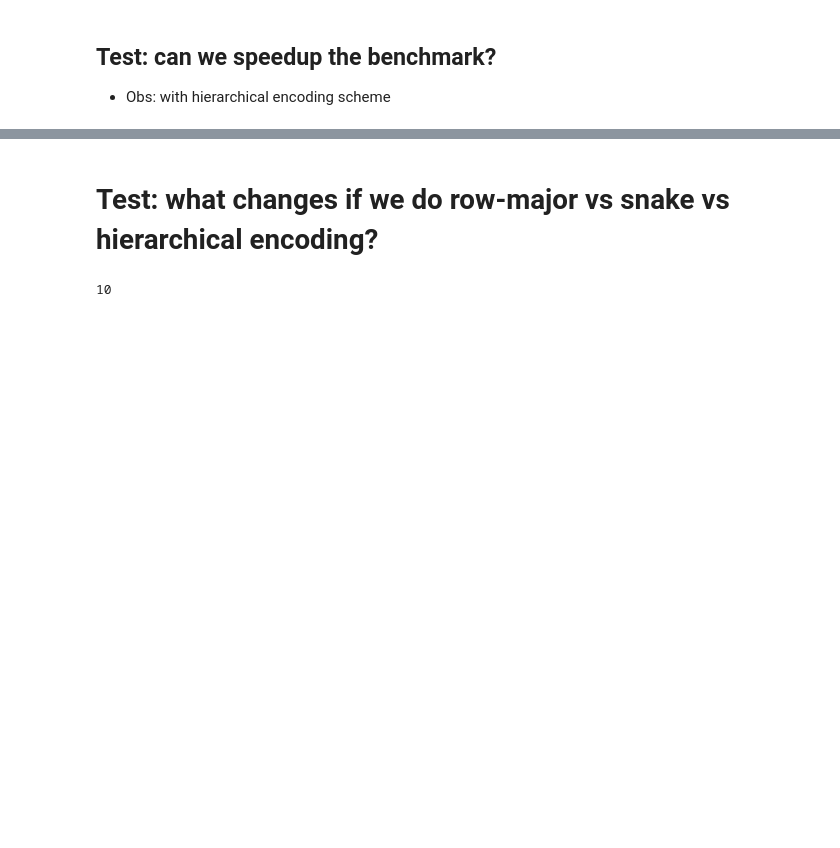
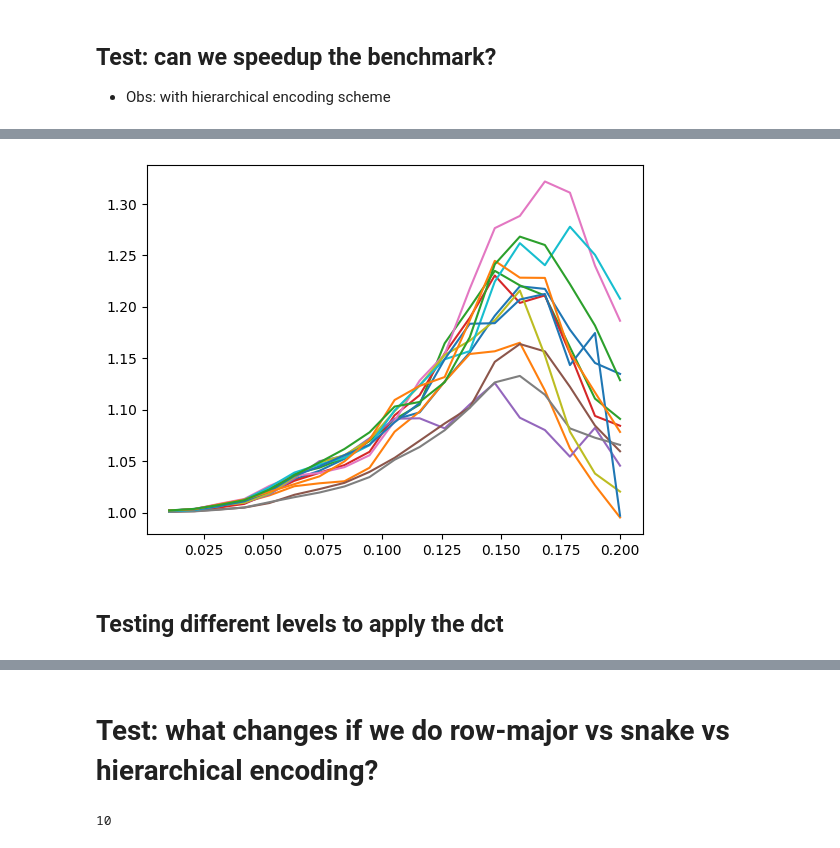
Before and after one commit to Alandroid/img-compression-mps, a Jupyter notebook: src/evaluation/evaluate_pipeline.ipynb, the cells around one changed output, grey strips where cells are left out. Drawn from its saved outputs; the diff is of its cells as text; code cells hidden in the pictures; blank space fills up the shorter version.

```diff
--- a/src/evaluation/evaluate_pipeline.ipynb
+++ b/src/evaluation/evaluate_pipeline.ipynb
@@ -159,0 +202,12 @@ KeyboardInterrupt:
+# %%
+# Ratio between the two levels of DCT
+
+plt.figure()
+for i in range(0, len(ssim_list_with_patching)):
+    plt.plot(cutoff_list, ssim_list_with_patching[i][1:]/ssim_list_no_patching[i][1:])
+
+plt.show()
+# %% [output]
+[figure, added]
+# %% [markdown]
+## Testing different levels to apply the dct
```
Also changed, not shown: parts of 18 cells of this notebook, 5 other files.
